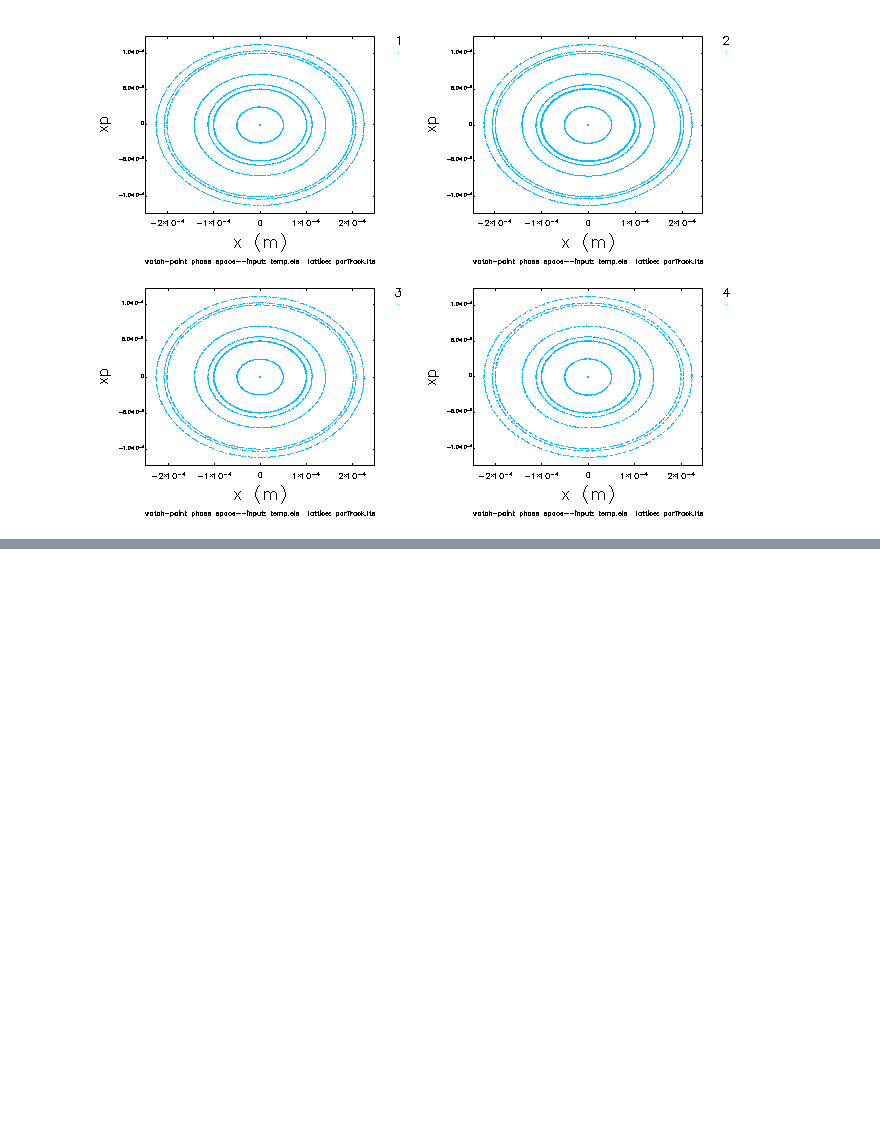
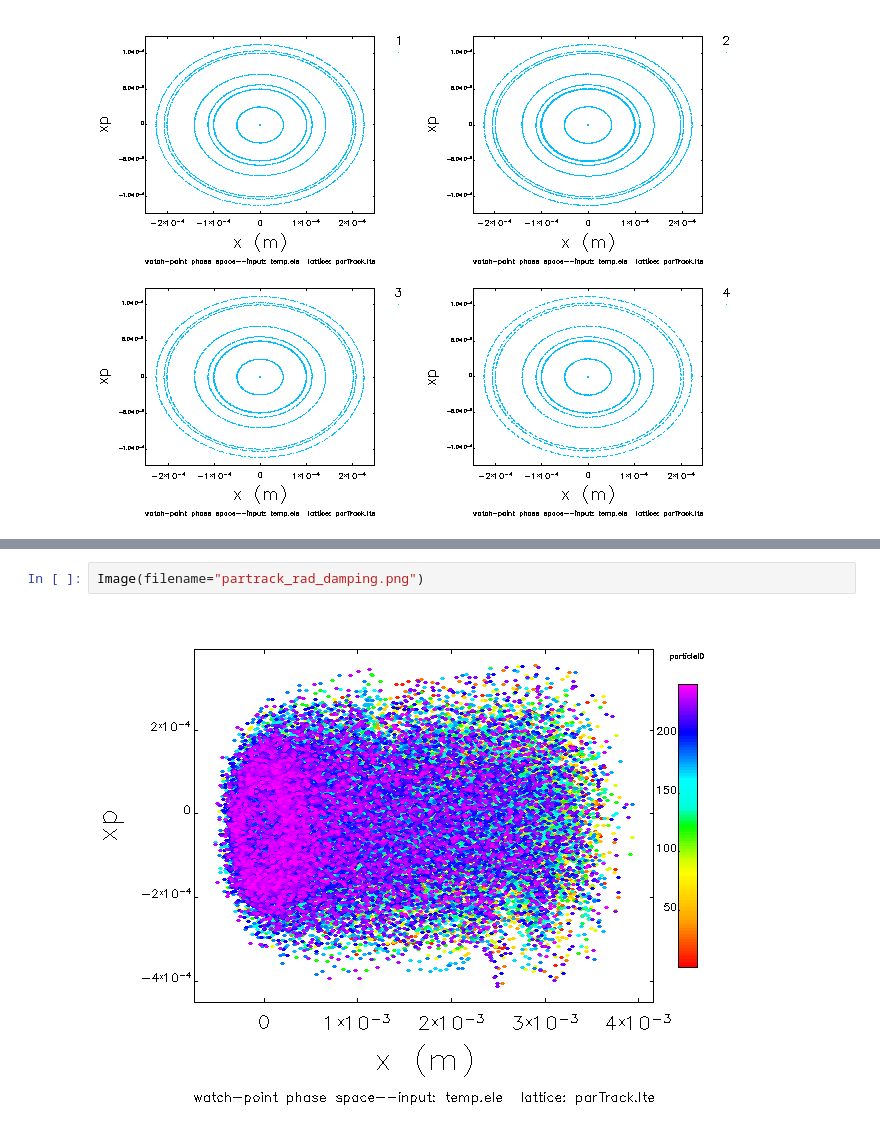
Before and after one commit to tomerten/PyElegantSDDS, a Jupyter notebook: docs/notebook/Tutorial_ElegantRun.ipynb, the cells around one changed output, grey strips where cells are left out. Cells and saved outputs as stored; diff of their text form; blank space fills up the shorter version.

```diff
--- a/docs/notebook/Tutorial_ElegantRun.ipynb
+++ b/docs/notebook/Tutorial_ElegantRun.ipynb
@@ -768,0 +838,4 @@ Image(filename="partrack_varycommand_rect_mode_table_.png")
+# %%
+Image(filename="partrack_rad_damping.png")
+# %% [output]
+[figure, added]
```
Also changed, not shown: parts of 10 cells of this notebook, 11 other files.
